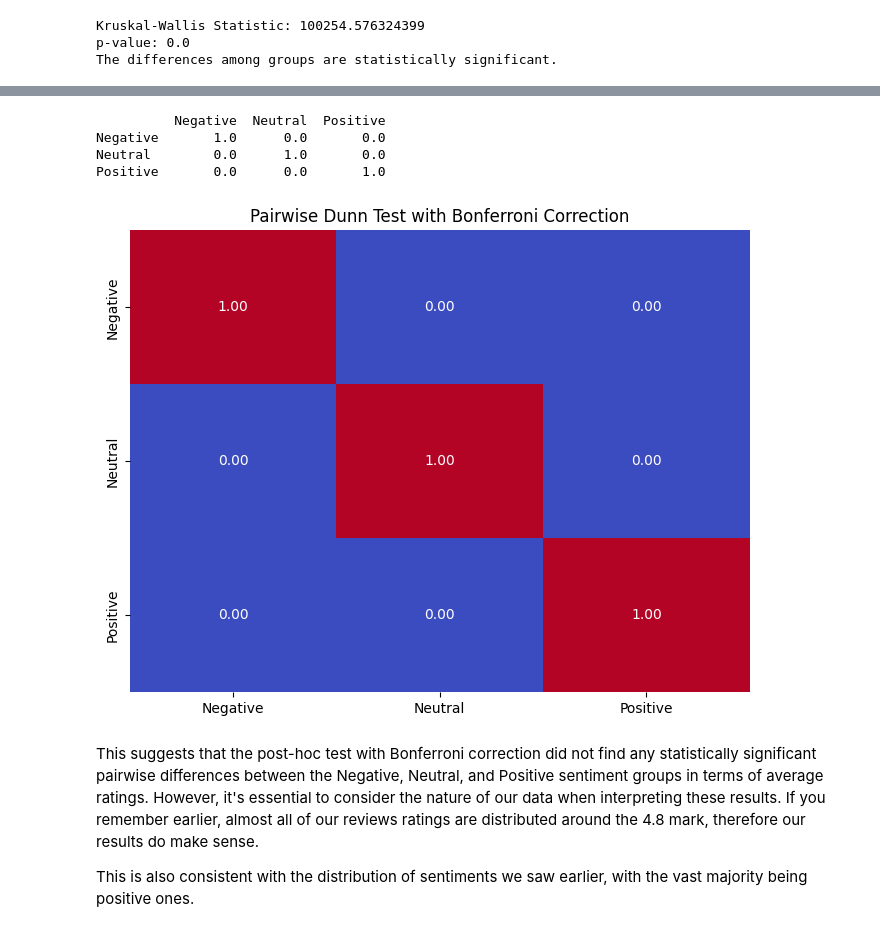
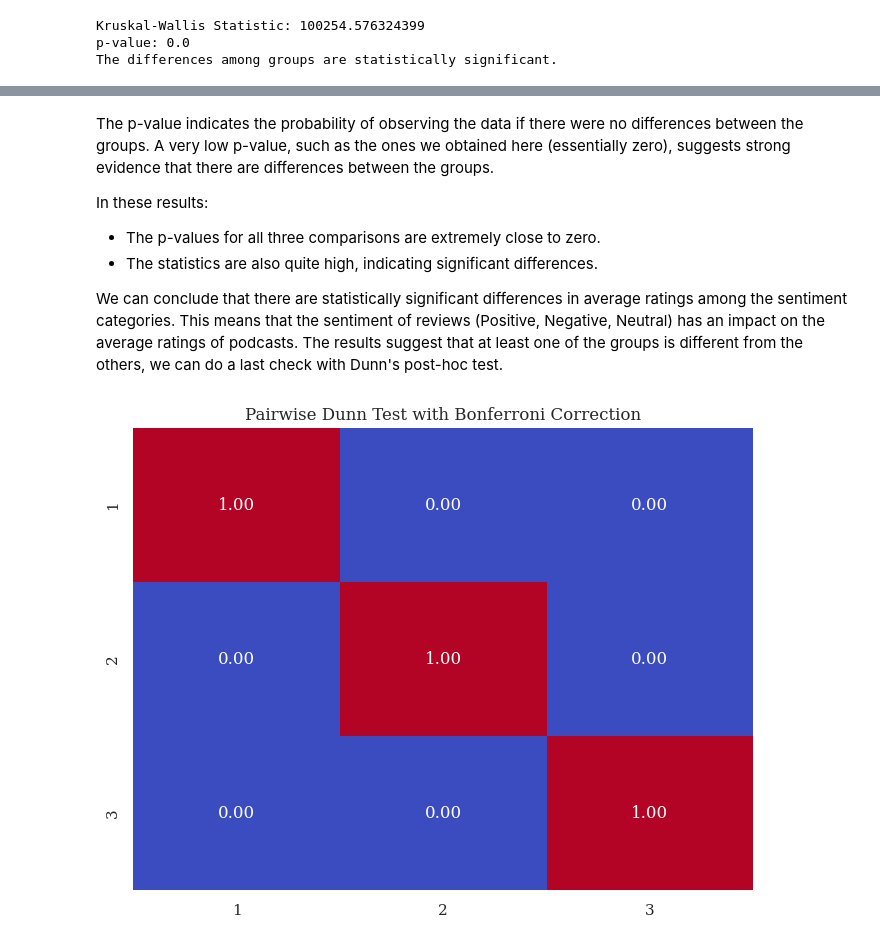
Before and after one commit to alespool/Analyzing-Podcast-Reviews, a Jupyter notebook: inferences.ipynb, the cells around one changed output, grey strips where cells are left out. Drawn from its saved outputs; the diff is of its cells as text; code cells hidden in the pictures.

Commit message:
Finished extraction and AB test

```diff
--- a/inferences.ipynb
+++ b/inferences.ipynb
@@ -142,0 +195,14 @@ As we can see, since the differences are statistically significant, we can proce
+# %%
+sentiment_categories = ab_test_df['sentiment_category'].unique()
+
+combinations = combinations(sentiment_categories, 2)
+
+for group1, group2 in combinations:
+    data_group1 = ab_test_df[ab_test_df['sentiment_category'] == group1]['effective_avg_rating']
+    data_group2 = ab_test_df[ab_test_df['sentiment_category'] == group2]['effective_avg_rating']
+
+    statistic, p_value = stats.mannwhitneyu(data_group1, data_group2, alternative='two-sided')
+
+    print(f"Comparison between {group1} and {group2}:")
+    print(f"Statistics: {statistic}, p-value: {p_value:.15f}")
+    print()
@@ -143,27 +218,24 @@ As we can see, since the differences are statistically significant, we can proce
+# %% [markdown]
+The p-value indicates the probability of observing the data if there were no differences between the groups. A very low p-value, such as the ones we obtained here (essentially zero), suggests strong evidence that there are differences between the groups.
+
+In these results:
+
+- The p-values for all three comparisons are extremely close to zero.
+- The statistics are also quite high, indicating significant differences.
+
+We can conclude that there are statistically significant differences in average ratings among the sentiment categories. This means that the sentiment of reviews (Positive, Negative, Neutral) has an impact on the average ratings of podcasts. The results suggest that at least one of the groups is different from the others, we can do a last check with Dunn's post-hoc test.
 # %%
-data_for_posthoc = pd.DataFrame({
-    'group': ab_test_df['sentiment_category'],
-    'value': ab_test_df['effective_avg_rating']
-})
+statistic, p_value = stats.kruskal(*[ab_test_df[ab_test_df['sentiment_category'] == group]['effective_avg_rating'] for group in sentiment_categories])
 
-# Perform Dunn's test with Bonferroni correction
-posthoc_results = sp.posthoc_dunn(data_for_posthoc, val_col='value', group_col='group', p_adjust='bonferroni')
+if p_value < 0.05:
+    # If Kruskal-Wallis is significant, run Dunn's test for post-hoc comparisons
+    dunn_results = posthoc_dunn([ab_test_df[ab_test_df['sentiment_category'] == group]['effective_avg_rating'] for group in sentiment_categories])
+else:
+    print("Kruskal-Wallis test did not find significant differences among groups.")
 
-# Print the post-hoc test results
-print(posthoc_results)
-
-# Create a heatmap to visualize the post-hoc results
 plt.figure(figsize=(8, 6))
-sns.heatmap(posthoc_results, annot=True, cmap='coolwarm', fmt='.2f', cbar=False)
+sns.heatmap(dunn_results, annot=True, cmap='coolwarm', fmt='.2f', cbar=False)
 plt.title('Pairwise Dunn Test with Bonferroni Correction')
 plt.show()
 # %% [output]
-          Negative  Neutral  Positive
-Negative       1.0      0.0       0.0
-Neutral        0.0      1.0       0.0
-Positive       0.0      0.0       1.0
-[figure, old version]
+[figure, new version]
-# %% [markdown]
-This suggests that the post-hoc test with Bonferroni correction did not find any statistically significant pairwise differences between the Negative, Neutral, and Positive sentiment groups in terms of average ratings. However, it's essential to consider the nature of our data when interpreting these results. If you remember earlier, almost all of our reviews ratings are distributed around the 4.8 mark, therefore our results do make sense.
-
-This is also consistent with the distribution of sentiments we saw earlier, with the vast majority being positive ones.
```
Also changed, not shown: parts of 20 cells of this notebook, 1 other file.
